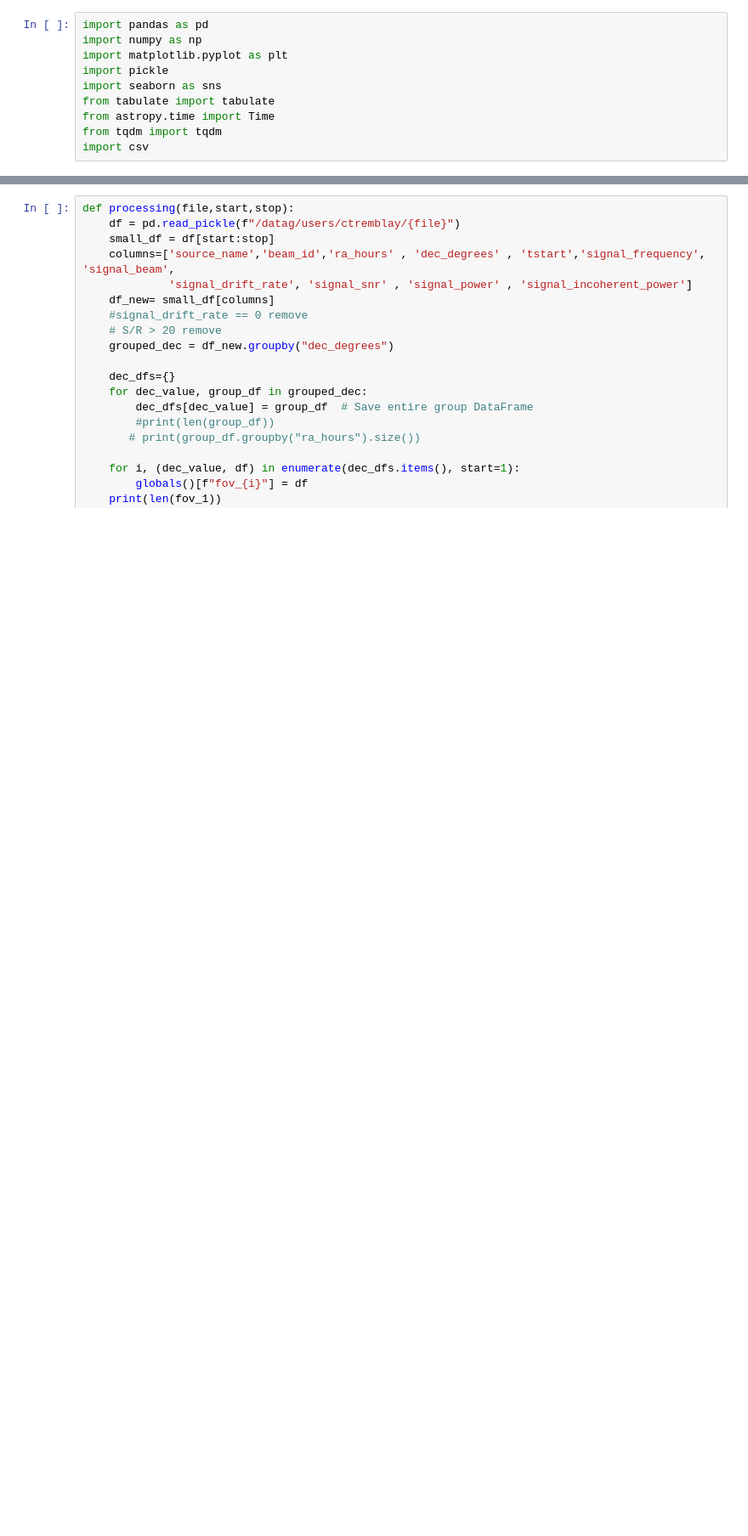
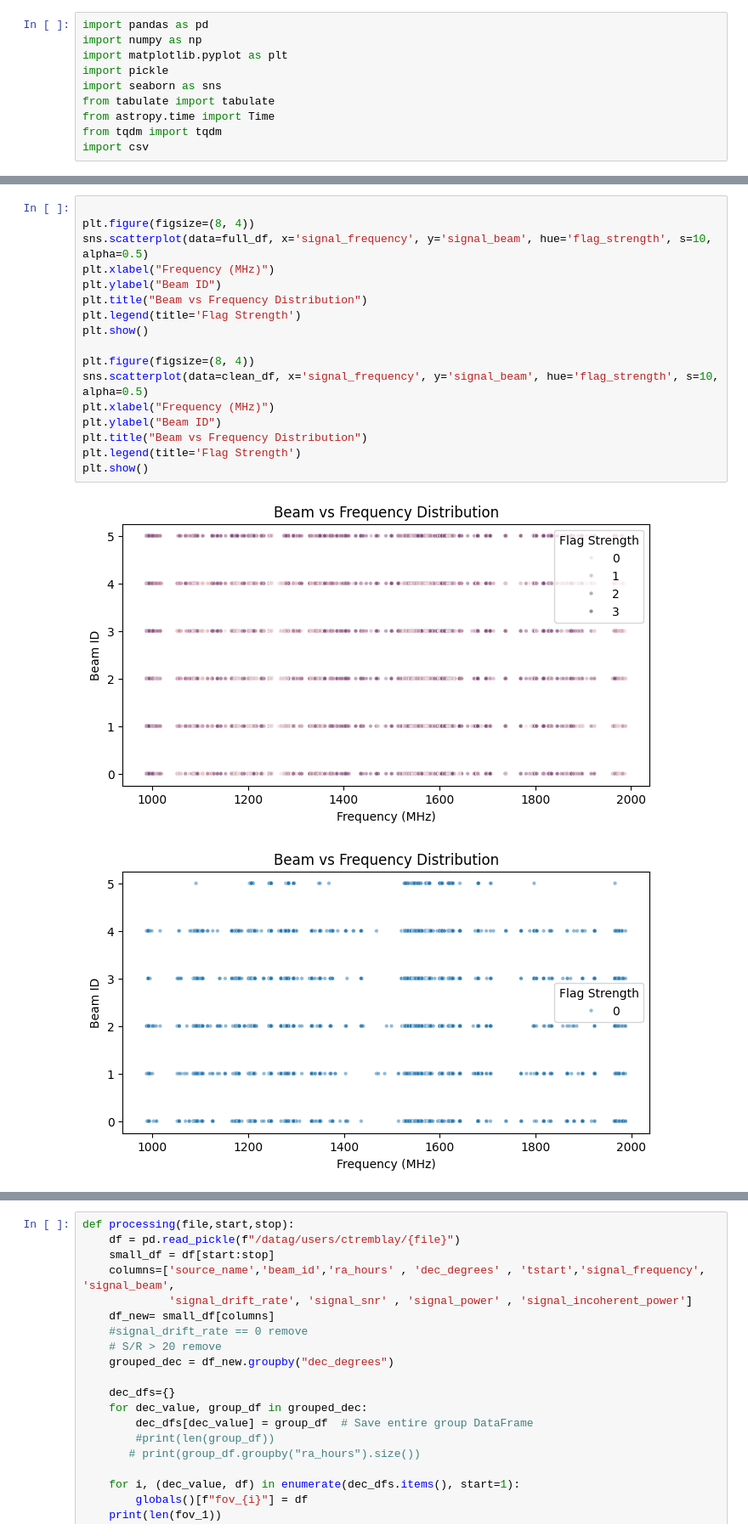
Before and after one commit to jmotamarry/cosmic-testing, a Jupyter notebook: comsic_pp.ipynb, the cells around one changed output, grey strips where cells are left out. Shown: that part at 85% size. Drawn from its saved outputs; the diff is of its cells as text; blank space fills up the shorter version.

```diff
--- a/comsic_pp.ipynb
+++ b/comsic_pp.ipynb
@@ -97,3 +125,23 @@ plt.show()
+# %%
+
+plt.figure(figsize=(8, 4))
+sns.scatterplot(data=full_df, x='signal_frequency', y='signal_beam', hue='flag_strength', s=10, alpha=0.5)
+plt.xlabel("Frequency (MHz)")
+plt.ylabel("Beam ID")
+plt.title("Beam vs Frequency Distribution")
+plt.legend(title='Flag Strength')
+plt.show()
+
+plt.figure(figsize=(8, 4))
+sns.scatterplot(data=clean_df, x='signal_frequency', y='signal_beam', hue='flag_strength', s=10, alpha=0.5)
+plt.xlabel("Frequency (MHz)")
+plt.ylabel("Beam ID")
+plt.title("Beam vs Frequency Distribution")
+plt.legend(title='Flag Strength')
+plt.show()
+# %% [output]
+[figure, added]
+[figure, added]
 # %%
 #visualize signal vs power with snr value incuded
 def pow_freq_snr(full_df):
```
Also changed, not shown: parts of 11 cells of this notebook.
